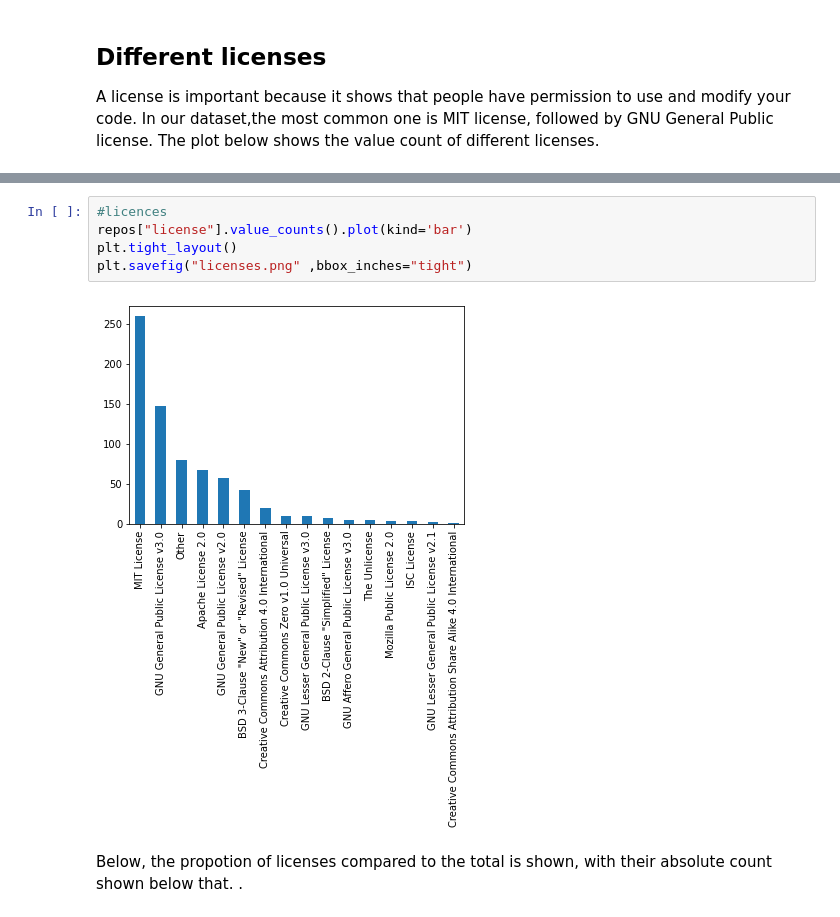
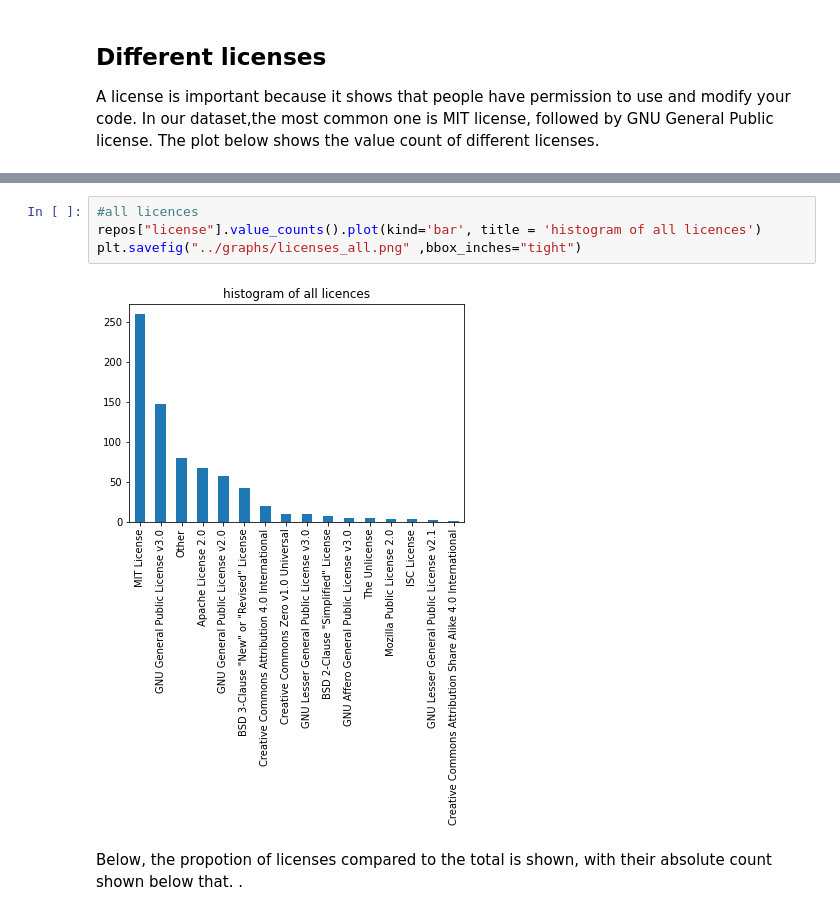
Before and after one commit to UtrechtUniversity/SWORDS-UU, a Jupyter notebook: repository_collection/repo_analysis.ipynb, the cells around one changed output, grey strips where cells are left out. Cells and saved outputs as stored; diff of their text form.

```diff
--- a/repository_collection/repo_analysis.ipynb
+++ b/repository_collection/repo_analysis.ipynb
@@ -97,10 +104,9 @@ A license is important because it shows that people have permission to use and m
 # %%
-#licences
-repos["license"].value_counts().plot(kind='bar')
-plt.tight_layout()
-plt.savefig("licenses.png" ,bbox_inches="tight")
+#all licences
+repos["license"].value_counts().plot(kind='bar', title = 'histogram of all licences')
+plt.savefig("../graphs/licenses_all.png" ,bbox_inches="tight")
 # %% [output]
-[figure, old version]
+[figure, new version]
 # %% [markdown]
 Below, the propotion of licenses compared to the total is shown, with their absolute count shown below that. .
 # %%
```
Also changed, not shown: parts of 37 cells of this notebook, 20 other files.
